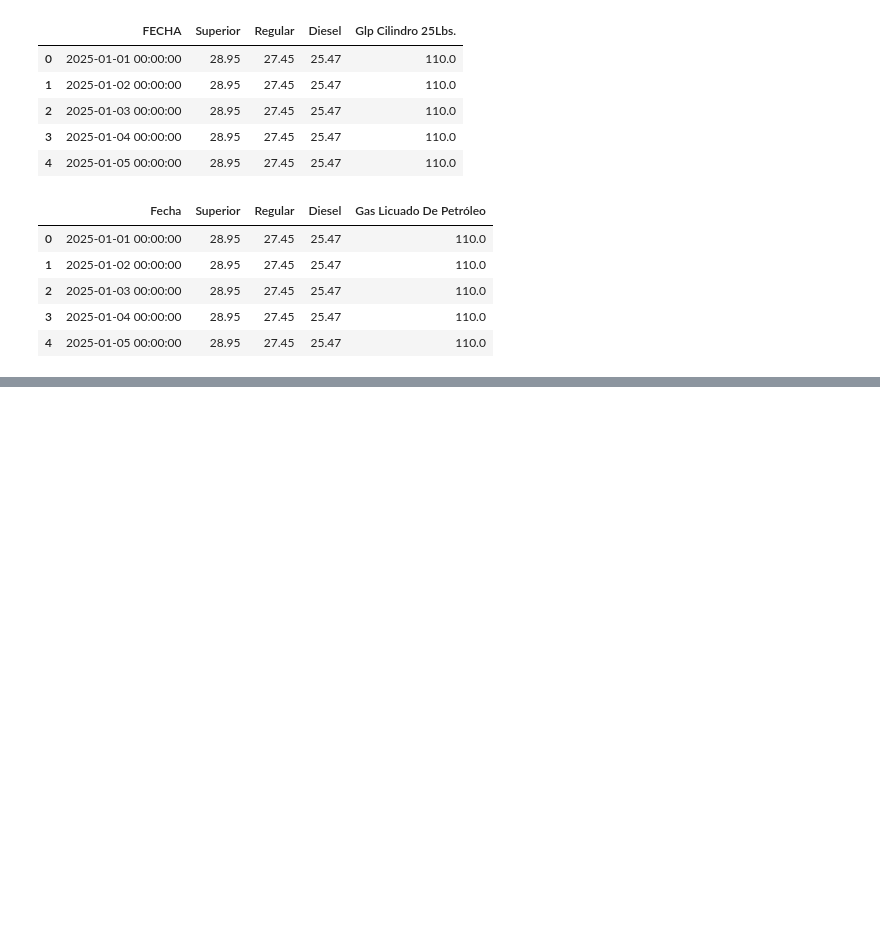
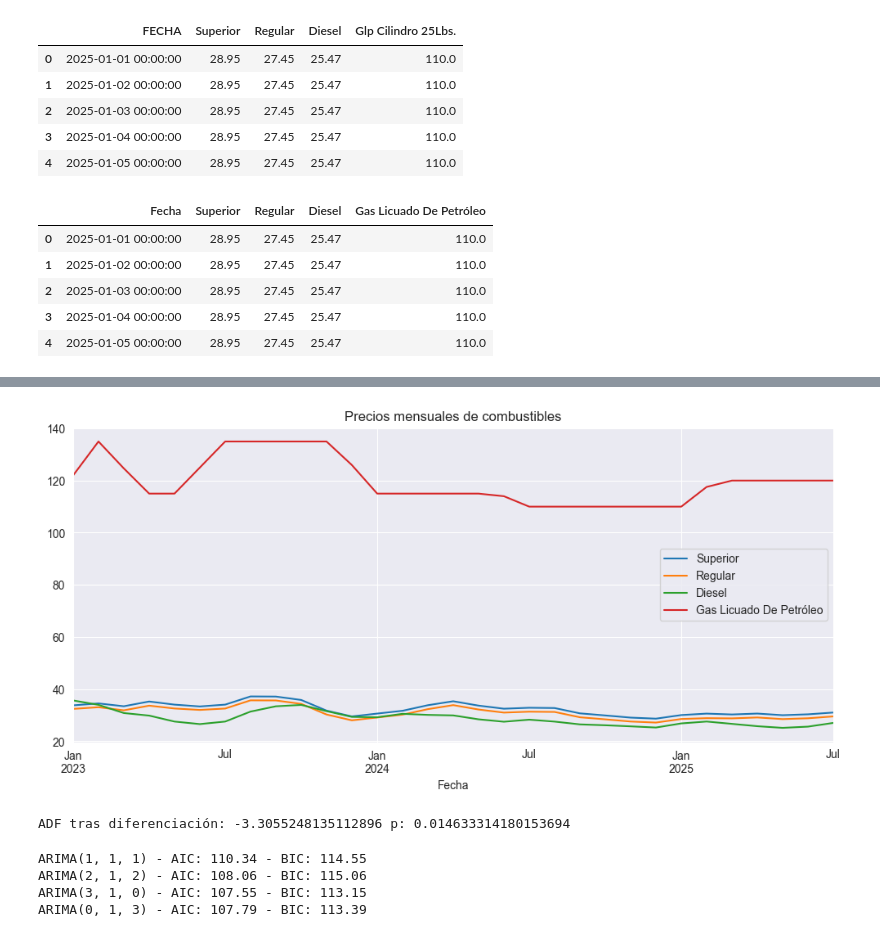
Before and after one commit to JPS4321/Lab1_SeriesDeTiempo, a Jupyter notebook: Series_Precios.ipynb, the cells around one changed output, grey strips where cells are left out. Saved outputs shown, nothing was run; the diff lists cells and outputs as text; code cells hidden in the pictures; blank space fills up the shorter version.

Commit message:
Series completo

```diff
--- a/Series_Precios.ipynb
+++ b/Series_Precios.ipynb
@@ -46,3 +58,11 @@ df_Precios.head()
 # %%
 df_Precios["Fecha"] = pd.to_datetime(df_Precios["Fecha"], errors="coerce")
 df_Precios.set_index("Fecha", inplace=True)
+df_mensual = df_Precios.resample('M').mean()
+# %%
+print("Inicio de la serie:", df_mensual.index.min())
+print("Fin de la serie:", df_mensual.index.max())
+print("Frecuencia: Mensual")
+df_mensual.plot(figsize=(12, 5), title="Precios mensuales de combustibles")
+plt.show()
+# %% [output]
@@ -48,0 +72,21 @@ df_Precios.set_index("Fecha", inplace=True)
+[figure, added]
+# %%
+serie_diff = serie.diff().dropna()
+adf_result = adfuller(serie_diff)
+print("ADF tras diferenciación:", adf_result[0], "p:", adf_result[1])
+# %% [output]
+ADF tras diferenciación: -3.3055248135112896 p: 0.014633314180153694
+# %%
+ordenes = [(1,1,1), (2,1,2), (3,1,0), (0,1,3)]
+resultados_arima = []
+
+for order in ordenes:
+    modelo = ARIMA(serie, order=order)
+    resultado = modelo.fit()
+    resultados_arima.append(resultado)
+    print(f"ARIMA{order} - AIC: {resultado.aic:.2f} - BIC: {resultado.bic:.2f}")
+# %% [output]
+ARIMA(1, 1, 1) - AIC: 110.34 - BIC: 114.55
+ARIMA(2, 1, 2) - AIC: 108.06 - BIC: 115.06
+ARIMA(3, 1, 0) - AIC: 107.55 - BIC: 113.15
+ARIMA(0, 1, 3) - AIC: 107.79 - BIC: 113.39
```
Also changed, not shown: parts of 5 cells of this notebook.
